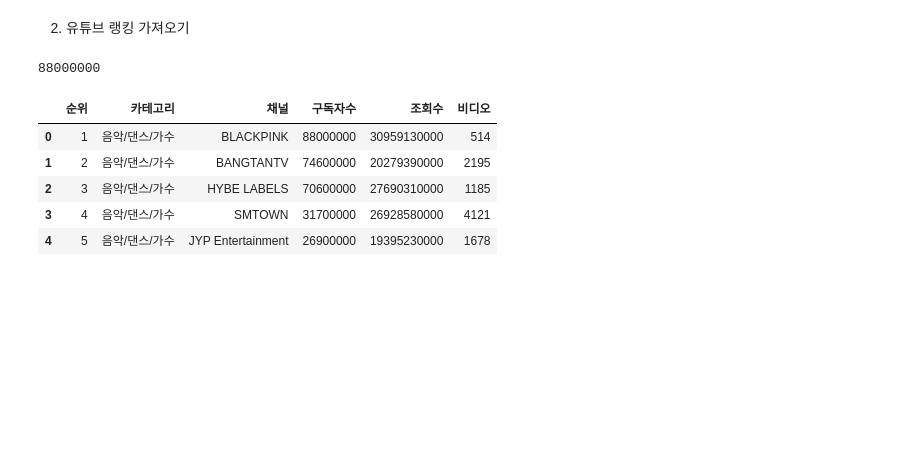
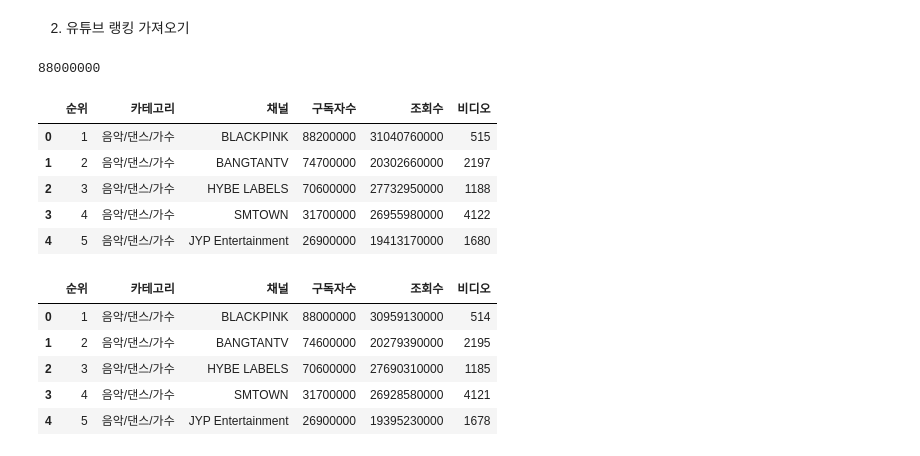
Before and after one commit to ssmpet/DataAnalysis_Lecture-2023.04, a Jupyter notebook: 99.과제/20230512평가/01.melon차트.ipynb, the cells around one changed output. Saved outputs shown, nothing was run; the diff lists cells and outputs as text; code cells hidden in the pictures; blank space fills up the shorter version.

```diff
--- a/99.과제/20230512평가/01.melon차트.ipynb
+++ b/99.과제/20230512평가/01.melon차트.ipynb
@@ -79,35 +80,42 @@ options.add_argument("--disable-dev-shm-usage")
 # webdrive로
 
 base_url = 'https://youtube-rank.com/board/bbs/board.php?bo_table=youtube&page='
 driver = webdriver.Chrome('C:/Users/sujung/Downloads/chromedriver_win32/chromedriver.exe')
 
 lines = []
-for i in range(1, 11):
-    print('page = ', i)
+for i in range(1, 2):
+    # print('page = ', i)
     driver.get(base_url + str(i))
     time.sleep(3)
 
     soup = BeautifulSoup(driver.page_source, 'html.parser')
     trs = soup.select('.aos-init')
 
     for tr in trs:
 
         rank = int(tr.select_one('.rank').get_text().strip())
         category = tr.select_one('.category').get_text().strip()[1:-1]
         channel = tr.select_one(' h1 > a').get_text().strip()
 
         subscriber = convert_num(tr.select_one('.subscriber_cnt').get_text())
         view = convert_num(tr.select_one('.view_cnt').get_text())
         video = convert_num(tr.select_one('.video_cnt').get_text())
 
         lines.append({'순위':rank, '카테고리':category, '채널': channel, '구독자수': subscriber, '조회수': view, '비디오': video})
 
 
 df = pd.DataFrame(lines)
 
 driver.close()
 
 df.head()
+# %% [output]
+|  | 순위 | 카테고리 | 채널 | 구독자수 | 조회수 | 비디오 |
+| 0 | 1 | 음악/댄스/가수 | BLACKPINK | 88200000 | 31040760000 | 515 |
+| 1 | 2 | 음악/댄스/가수 | BANGTANTV | 74700000 | 20302660000 | 2197 |
+| 2 | 3 | 음악/댄스/가수 | HYBE LABELS | 70600000 | 27732950000 | 1188 |
+| 3 | 4 | 음악/댄스/가수 | SMTOWN | 31700000 | 26955980000 | 4122 |
+| 4 | 5 | 음악/댄스/가수 | JYP Entertainment | 26900000 | 19413170000 | 1680 |
 # %%
 df.to_csv('static/data/youtubeRank.csv', index=False)
 # %%
```
Also changed, not shown: parts of 1 cell of this notebook, 12 other files.
